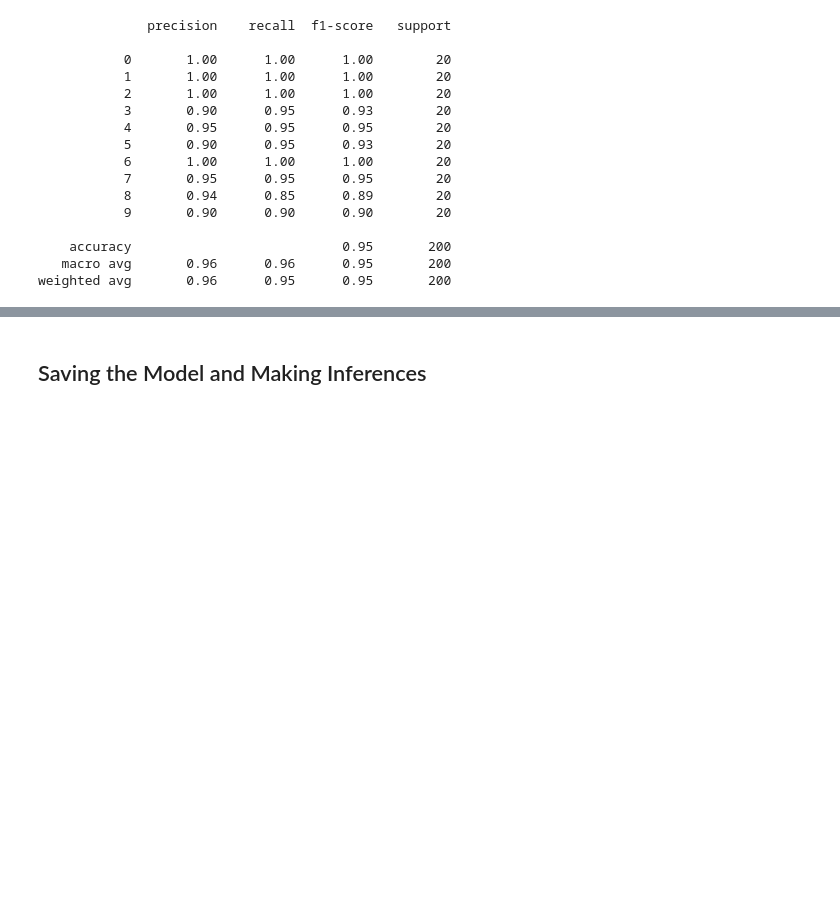
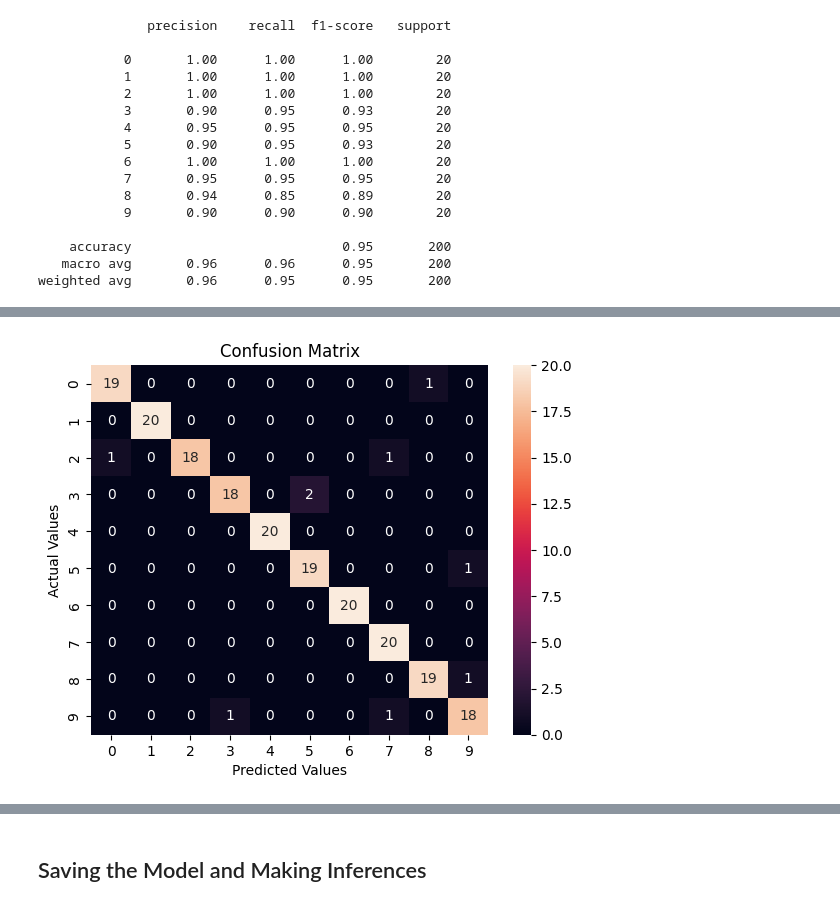
Before and after one commit to ShrDar/Digit-Prediction-Model, a Jupyter notebook: notebooks/Convolutional_Neural_Network_Tensorflow.ipynb, the cells around one changed output, grey strips where cells are left out. Saved outputs shown, nothing was run; the diff lists cells and outputs as text; code cells hidden in the pictures; blank space fills up the shorter version.

```diff
--- a/notebooks/Convolutional_Neural_Network_Tensorflow.ipynb
+++ b/notebooks/Convolutional_Neural_Network_Tensorflow.ipynb
@@ -314,0 +354,5 @@ weighted avg       0.96      0.95      0.95       200
+# %%
+y_true = np.concatenate([y for x, y in test_dataset])
+
+logits = modern_model.predict(test_dataset)
+y_preds = np.argmax(logits, axis = 1)
@@ -314,0 +361,10 @@ weighted avg       0.96      0.95      0.95       200
+# %%
+cm = confusion_matrix(y_true, y_preds)
+
+plt.title("Confusion Matrix")
+sns.heatmap(cm, annot = True)
+plt.xlabel("Predicted Values")
+plt.ylabel("Actual Values")
+plt.show()
+# %% [output]
+[figure, added]
```
Also changed, not shown: parts of 19 cells of this notebook.
